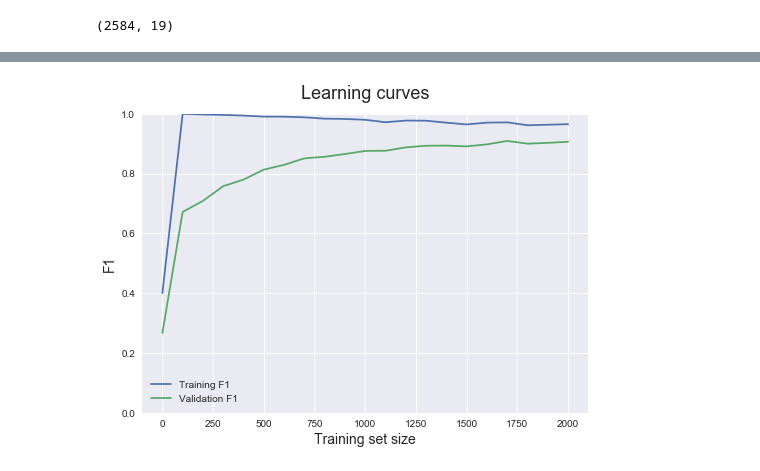
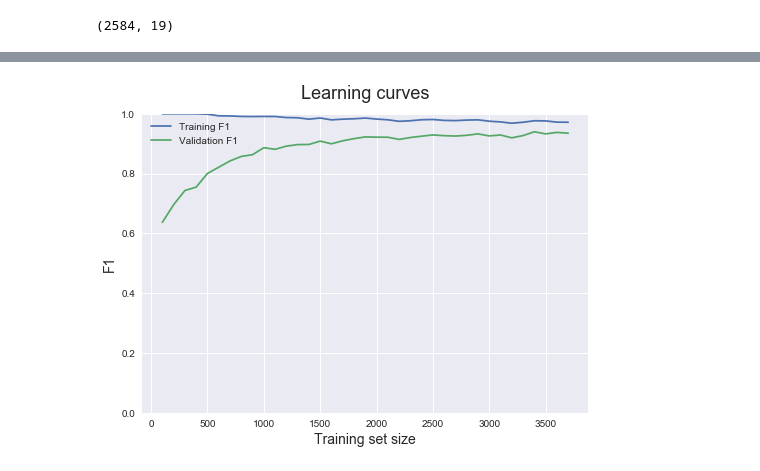
Before and after one commit to nshea3/ml_notebooks, a Jupyter notebook: ML_P1_coalbumps.ipynb, the cells around one changed output, grey strips where cells are left out. Cells and saved outputs as stored; diff of their text form; code cells hidden in the pictures.

```diff
--- a/ML_P1_coalbumps.ipynb
+++ b/ML_P1_coalbumps.ipynb
@@ -12,7 +13,7 @@ print(data.shape)
 # %% [output]
 (2584, 19)
 # %%
-train_sizes = list(range(1,2060,100))
+train_sizes = list(range(100,3800,100))
 # %%
 categorical = ["SeismicHazard", "SeismoacousticHazard", "SeismicHazardAssessment", "ShiftType"]
 for cats in categorical:
@@ -22,6 +23,14 @@ for cats in categorical:
         data = data.join(dummed)
     except KeyError:
         pass
+# %%
+def tv_scores_mean(estimator, X, y, train_sizes, scoring='accuracy', shuffle=True, cv=5):
+    train_sizes, train_scores, validation_scores = learning_curve(estimator = estimator, X=X, y=y,
+                                                                  train_sizes=train_sizes, scoring=scoring,
+                                                                  shuffle=shuffle, cv=cv)
+    train_scores_mean = train_scores.mean(axis = 1)
+    validation_scores_mean = validation_scores.mean(axis = 1)
+    return train_sizes, train_scores_mean, validation_scores_mean
 # %%
 from sklearn.model_selection import learning_curve
 from sklearn import tree
@@ -60,0 +73,7 @@ plot_learning_curve(train_sizes, train_scores_mean, validation_scores_mean)
+# %%
+import sklearn
+
+knn_est = sklearn.neighbors.KNeighborsClassifier()
+
+
+plot_learning_curve(*tv_scores_mean(knn_est,X,y,train_sizes))
@@ -60,0 +82,6 @@ plot_learning_curve(train_sizes, train_scores_mean, validation_scores_mean)
+# %%
+from sklearn.ensemble import RandomForestClassifier
+
+rfc_est = RandomForestClassifier()
+
+plot_learning_curve(*tv_scores_mean(rfc_est,X,y,train_sizes))
@@ -61,19 +90,19 @@ plot_learning_curve(train_sizes, train_scores_mean, validation_scores_mean)
 # %%
 from sklearn.neural_network import MLPClassifier
 from sklearn.preprocessing import StandardScaler
 
 
+X_scale=X
+
 scaler = StandardScaler()
-scaler.fit(X)
+scaler.fit(X_scale)
 
-X = scaler.transform(X)
+X_scale = scaler.transform(X_scale)
 
-train_sizes, train_scores, validation_scores = learning_curve(estimator = MLPClassifier(solver='lbfgs', alpha=1e-5,hidden_layer_sizes=(20,20), random_state=1),
-                                                              X=X, y=y, train_sizes=train_sizes, cv=5, scoring='f1', shuffle=True)
 
-train_scores_mean = train_scores.mean(axis = 1)
-validation_scores_mean = validation_scores.mean(axis = 1)
+mlp_est = MLPClassifier(solver='lbfgs', alpha=1e-5,hidden_layer_sizes=(30,30), random_state=1)
 
-plot_learning_curve(train_sizes, train_scores_mean, validation_scores_mean)
+
+plot_learning_curve(*tv_scores_mean(mlp_est,X_scale,y,train_sizes))
 # %% [output]
-[figure, old version]
+[figure, new version]
```
Also changed, not shown: parts of 8 cells of this notebook.
